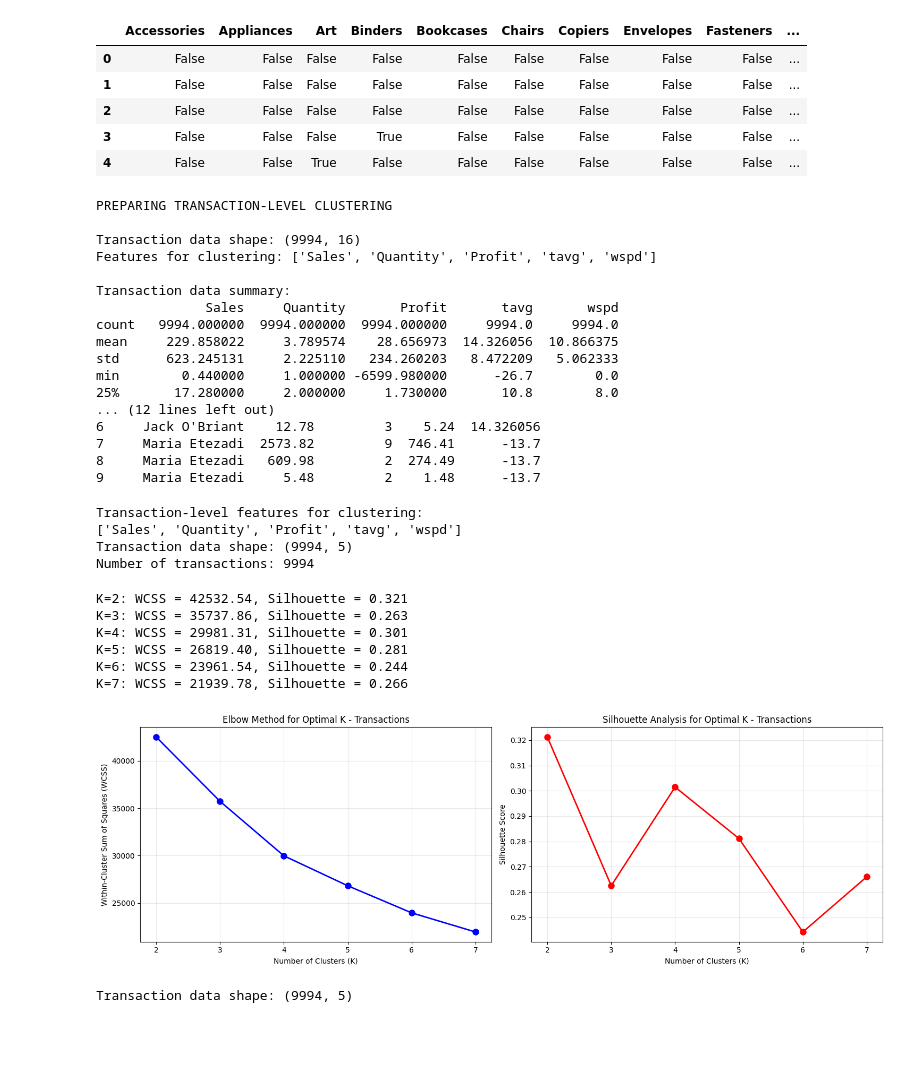
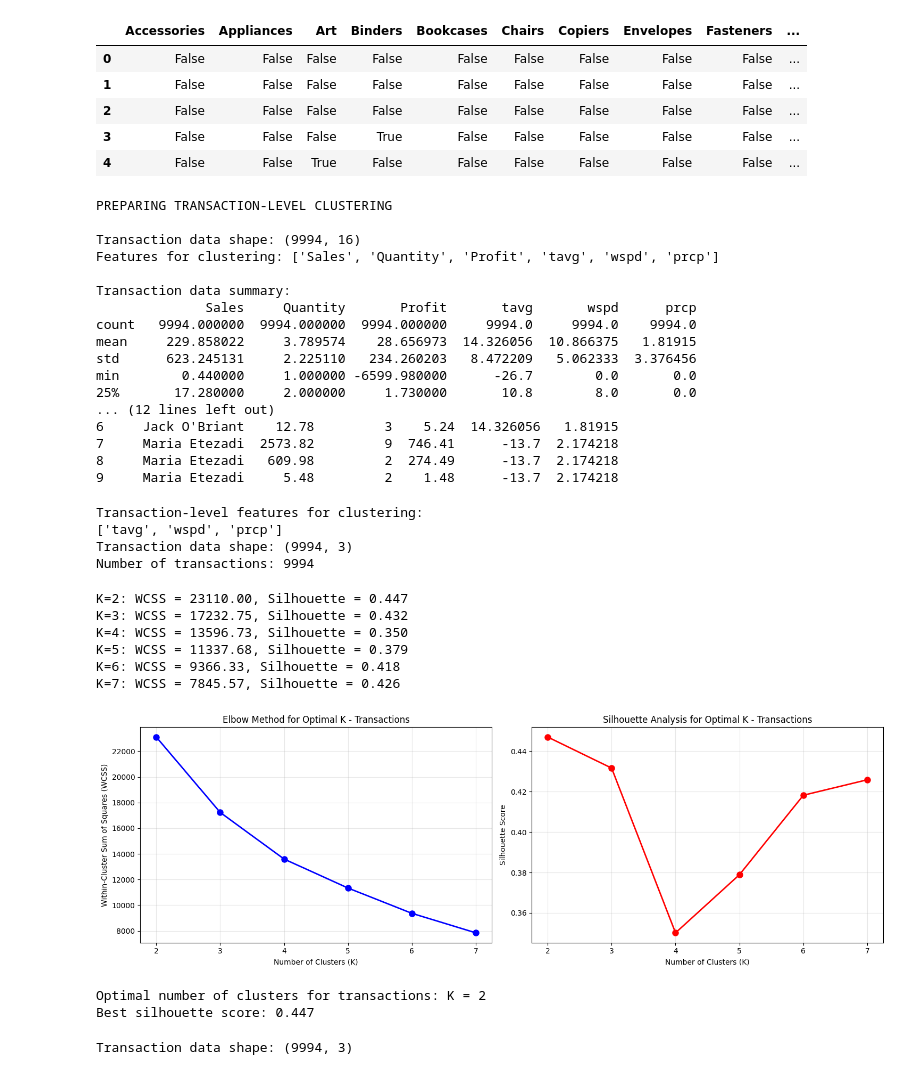
Before and after one commit to MaharLeika18/Data-Mining---Python, a Jupyter notebook: Final_Exam/ClusterAnalysis.ipynb, the cells around one changed output. Drawn from its saved outputs; the diff is of its cells as text; code cells hidden in the pictures; blank space fills up the shorter version.

Commit message:
Clustered by weather + Assoc Analysis by Cluster

```diff
--- a/Final_Exam/ClusterAnalysis.ipynb
+++ b/Final_Exam/ClusterAnalysis.ipynb
@@ -295,12 +295,13 @@ if not weather_data_clean.empty:
         print(f"Duplicate transactions found: {len(duplicates)}")
 
     print("\nSample of merged data:")
-    print(data_with_weather[['Date', 'State', 'Transaction ID', 'tavg', 'prcp']].head(10))
+    print(data_with_weather[['Date', 'State', 'Transaction ID', 'tavg', 'prcp', 'wspd']].head(10))
 else:
     print("No weather data available for merging")
     data_with_weather = data.copy()
     # Add default weather columns
     data_with_weather['tavg'] = 15.0
+    data_with_weather['prcp'] = 0.0
     data_with_weather['wspd'] = 10.0
 
 print(data_with_weather)
@@ -361,13 +362,13 @@ df.head()
 | 3 | False | False | False | True | False | False | False | False | False | ... |
 | 4 | False | False | True | False | False | False | False | False | False | ... |
 # %%
-#  Prepare TRANSACTION-LEVEL Data for Clustering
+# Prepare TRANSACTION-LEVEL Data for Clustering
 print("PREPARING TRANSACTION-LEVEL CLUSTERING \n")
 
 transaction_data = data_with_weather.copy()
 
 # Select features for transaction clustering
-features_for_clustering = ['Sales', 'Quantity', 'Profit', 'tavg', 'wspd']
+features_for_clustering = ['Sales', 'Quantity', 'Profit', 'tavg', 'wspd', 'prcp']
 
 print(f"Transaction data shape: {transaction_data.shape}")
 print(f"Features for clustering: {features_for_clustering}")
@@ -375,33 +376,31 @@ print("\nTransaction data summary:")
 print(transaction_data[features_for_clustering].describe())
 
 print("\nSample transactions for clustering:")
-print(transaction_data[['Customer Name', 'Sales', 'Quantity', 'Profit', 'tavg']].head(10))
+print(transaction_data[['Customer Name', 'Sales', 'Quantity', 'Profit', 'tavg', 'prcp']].head(10))
 # %% [output]
 PREPARING TRANSACTION-LEVEL CLUSTERING
 
 Transaction data shape: (9994, 16)
-Features for clustering: ['Sales', 'Quantity', 'Profit', 'tavg', 'wspd']
+Features for clustering: ['Sales', 'Quantity', 'Profit', 'tavg', 'wspd', 'prcp']
 
 Transaction data summary:
-              Sales     Quantity       Profit       tavg       wspd
-count   9994.000000  9994.000000  9994.000000     9994.0     9994.0
-mean     229.858022     3.789574    28.656973  14.326056  10.866375
-std      623.245131     2.225110   234.260203   8.472209   5.062333
-min        0.440000     1.000000 -6599.980000      -26.7        0.0
-25%       17.280000     2.000000     1.730000       10.8        8.0
+              Sales     Quantity       Profit       tavg       wspd      prcp
+count   9994.000000  9994.000000  9994.000000     9994.0     9994.0    9994.0
+mean     229.858022     3.789574    28.656973  14.326056  10.866375   1.81915
+std      623.245131     2.225110   234.260203   8.472209   5.062333  3.376456
+min        0.440000     1.000000 -6599.980000      -26.7        0.0       0.0
+25%       17.280000     2.000000     1.730000       10.8        8.0       0.0
 ... (12 lines left out)
-6     Jack O'Briant    12.78         3    5.24  14.326056
-7     Maria Etezadi  2573.82         9  746.41      -13.7
-8     Maria Etezadi   609.98         2  274.49      -13.7
-9     Maria Etezadi     5.48         2    1.48      -13.7
+6     Jack O'Briant    12.78         3    5.24  14.326056   1.81915
+7     Maria Etezadi  2573.82         9  746.41      -13.7  2.174218
+8     Maria Etezadi   609.98         2  274.49      -13.7  2.174218
+9     Maria Etezadi     5.48         2    1.48      -13.7  2.174218
 # %%
-# transaction clustering
+# transaction clustering - weather only
 transaction_clustering_features = [
-    'Sales',
-    'Quantity',
-    'Profit',
     'tavg',
-    'wspd'
+    'wspd',
+    'prcp'
 ]
 
 X_transaction_cluster = data_with_weather[transaction_clustering_features].fillna(0)
@@ -416,8 +415,8 @@ print(f"Transaction data shape: {X_transaction_scaled.shape}")
 print(f"Number of transactions: {X_transaction_scaled.shape[0]}")
 # %% [output]
 Transaction-level features for clustering:
-['Sales', 'Quantity', 'Profit', 'tavg', 'wspd']
-Transaction data shape: (9994, 5)
+['tavg', 'wspd', 'prcp']
+Transaction data shape: (9994, 3)
 Number of transactions: 9994
 # %%
 # Clusters
@@ -427,48 +426,52 @@ k_range = range(2, 8)
 
 for k in k_range:
     kmeans = KMeans(n_clusters=k, random_state=42, n_init=10)
     kmeans.fit(X_transaction_scaled)
     wcss_transaction.append(kmeans.inertia_)
     silhouette_scores_transaction.append(silhouette_score(X_transaction_scaled, kmeans.labels_))
     print(f"K={k}: WCSS = {kmeans.inertia_:.2f}, Silhouette = {silhouette_scores_transaction[-1]:.3f}")
 
 # Plot the results
 plt.figure(figsize=(15, 5))
 
 # Elbow Method Plot
 plt.subplot(1, 2, 1)
 plt.plot(k_range, wcss_transaction, 'bo-', linewidth=2, markersize=8)
 plt.xlabel('Number of Clusters (K)')
 plt.ylabel('Within-Cluster Sum of Squares (WCSS)')
 plt.title('Elbow Method for Optimal K - Transactions')
 plt.grid(True, alpha=0.3)
 
 # Silhouette Score Plot
 plt.subplot(1, 2, 2)
 plt.plot(k_range, silhouette_scores_transaction, 'ro-', linewidth=2, markersize=8)
 plt.xlabel('Number of Clusters (K)')
 plt.ylabel('Silhouette Score')
 plt.title('Silhouette Analysis for Optimal K - Transactions')
 plt.grid(True, alpha=0.3)
 
 plt.tight_layout()
 plt.show()
+
+optimal_k_transaction = k_range[np.argmax(silhouette_scores_transaction)]
+print(f"\nOptimal number of clusters for transactions: K = {optimal_k_transaction}")
+print(f"Best silhouette score: {max(silhouette_scores_transaction):.3f}")
 # %% [output]
-K=2: WCSS = 42532.54, Silhouette = 0.321
-K=3: WCSS = 35737.86, Silhouette = 0.263
-K=4: WCSS = 29981.31, Silhouette = 0.301
-K=5: WCSS = 26819.40, Silhouette = 0.281
-K=6: WCSS = 23961.54, Silhouette = 0.244
-K=7: WCSS = 21939.78, Silhouette = 0.266
+K=2: WCSS = 23110.00, Silhouette = 0.447
+K=3: WCSS = 17232.75, Silhouette = 0.432
+K=4: WCSS = 13596.73, Silhouette = 0.350
+K=5: WCSS = 11337.68, Silhouette = 0.379
+K=6: WCSS = 9366.33, Silhouette = 0.418
+K=7: WCSS = 7845.57, Silhouette = 0.426
-[figure, old version]
+[figure, new version]
+Optimal number of clusters for transactions: K = 2
+Best silhouette score: 0.447
 # %%
 # prepare transaction-level features
 transaction_clustering_features = [
-    'Sales',
-    'Quantity',
-    'Profit',
     'tavg',
-    'wspd'
+    'wspd',
+    'prcp'
 ]
 
 X_transaction = transaction_data[transaction_clustering_features].fillna(0)
@@ -479,6 +482,6 @@ X_transaction_scaled = scaler_transaction.fit_transform(X_transaction)
 
 print(f"Transaction data shape: {X_transaction_scaled.shape}")
 # %% [output]
-Transaction data shape: (9994, 5)
+Transaction data shape: (9994, 3)
 # %%
 # Apply K-Means to transactions
```
Also changed, not shown: parts of 3 cells of this notebook.
